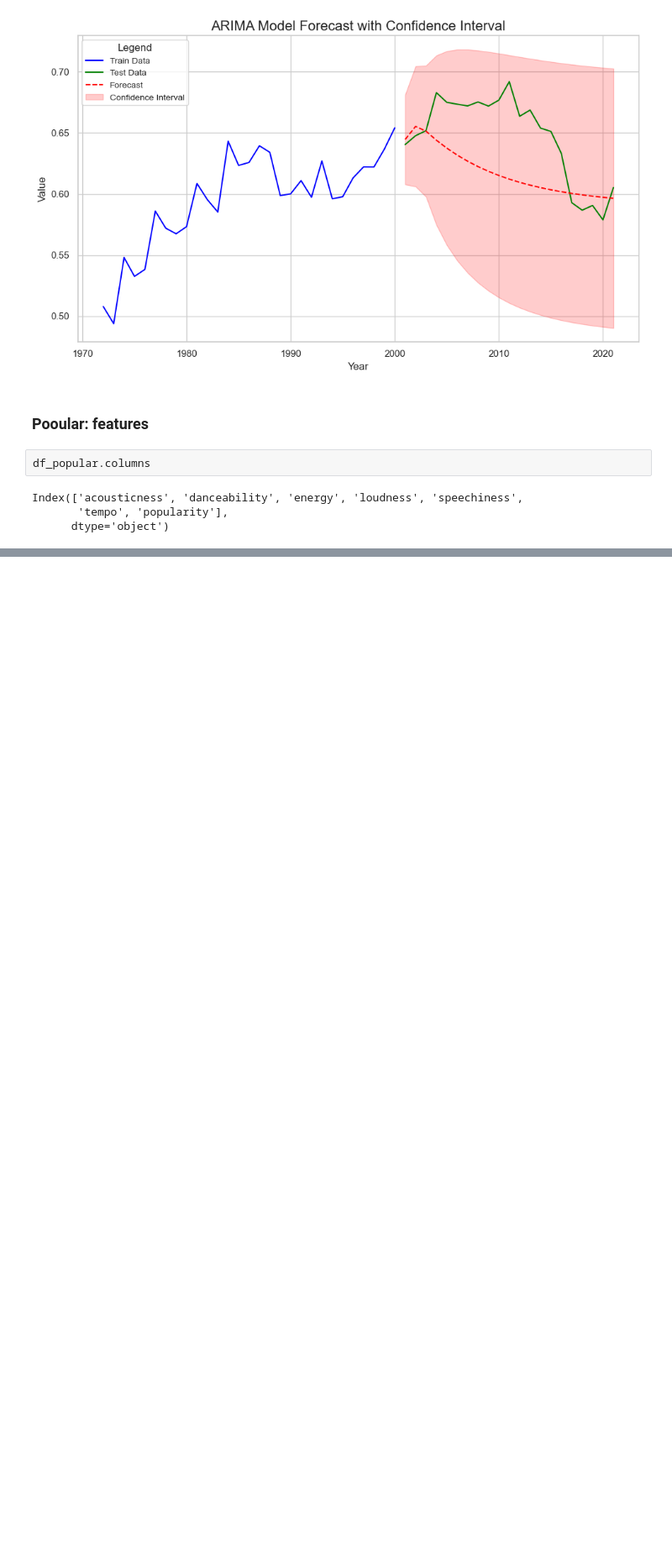
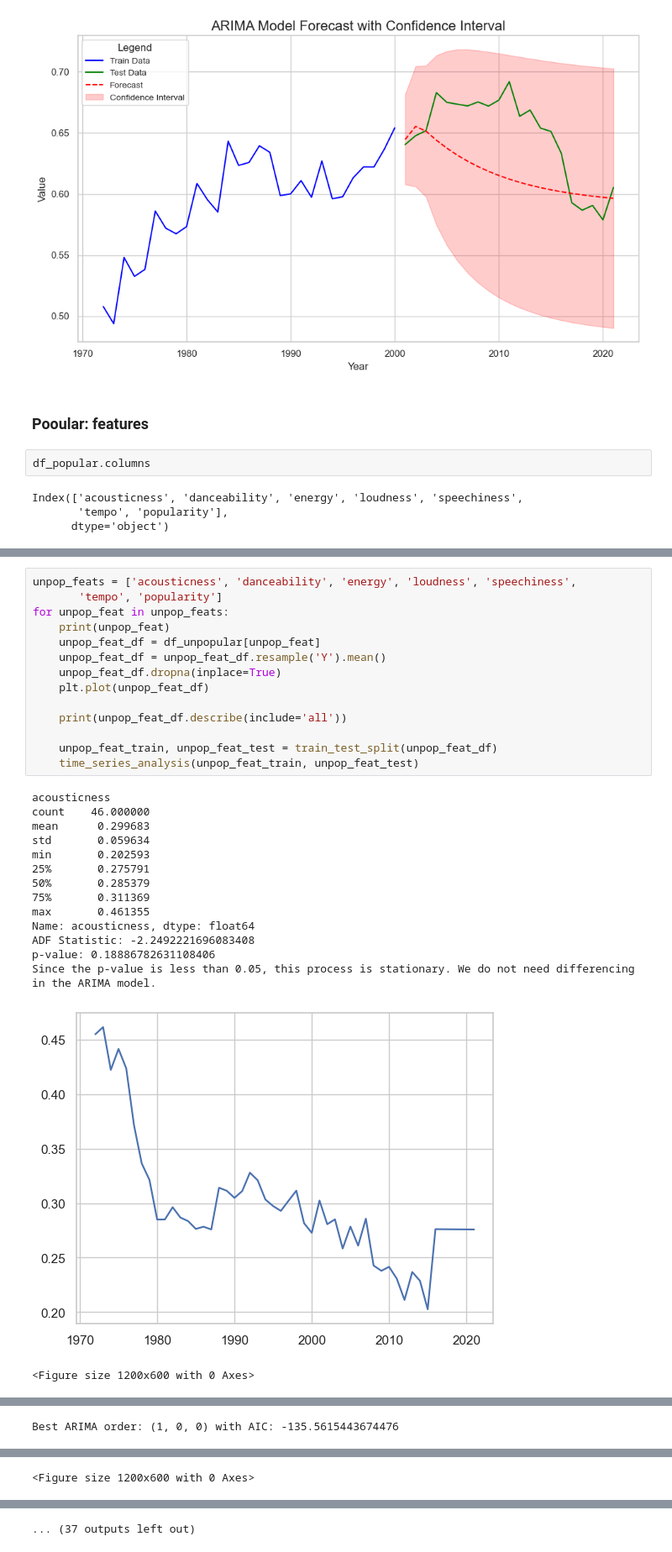
Before and after one commit to yt1653/1018_time_series_project, a Jupyter notebook: arima.ipynb, the cells around one changed output, grey strips where cells are left out. Shown at 84% size. Saved outputs shown, nothing was run; the diff lists cells and outputs as text; blank space fills up the shorter version.

Commit message:
add unpop feat trend

```diff
--- a/arima.ipynb
+++ b/arima.ipynb
@@ -551,0 +578,30 @@ Since the p-value is less than 0.05, this process is stationary. We do not need
+# %%
+unpop_feats = ['acousticness', 'danceability', 'energy', 'loudness', 'speechiness',
+       'tempo', 'popularity']
+for unpop_feat in unpop_feats:
+    print(unpop_feat)
+    unpop_feat_df = df_unpopular[unpop_feat]
+    unpop_feat_df = unpop_feat_df.resample('Y').mean()
+    unpop_feat_df.dropna(inplace=True)
+    plt.plot(unpop_feat_df)
+
+    print(unpop_feat_df.describe(include='all'))
+
+    unpop_feat_train, unpop_feat_test = train_test_split(unpop_feat_df)
+    time_series_analysis(unpop_feat_train, unpop_feat_test)
+# %% [output]
+acousticness
+count    46.000000
+mean      0.299683
+std       0.059634
+min       0.202593
+25%       0.275791
+50%       0.285379
+75%       0.311369
+max       0.461355
+Name: acousticness, dtype: float64
+ADF Statistic: -2.2492221696083408
+p-value: 0.18886782631108406
+Since the p-value is less than 0.05, this process is stationary. We do not need differencing in the ARIMA model.
+[figure, added]
+<Figure size 1200x600 with 0 Axes>
@@ -551,0 +610 @@ Since the p-value is less than 0.05, this process is stationary. We do not need
+Best ARIMA order: (1, 0, 0) with AIC: -135.5615443674476
@@ -551,0 +626 @@ Since the p-value is less than 0.05, this process is stationary. We do not need
+<Figure size 1200x600 with 0 Axes>
@@ -551,0 +629 @@ Since the p-value is less than 0.05, this process is stationary. We do not need
+... (37 outputs left out)
```
Also changed, not shown: parts of 4 cells of this notebook.
